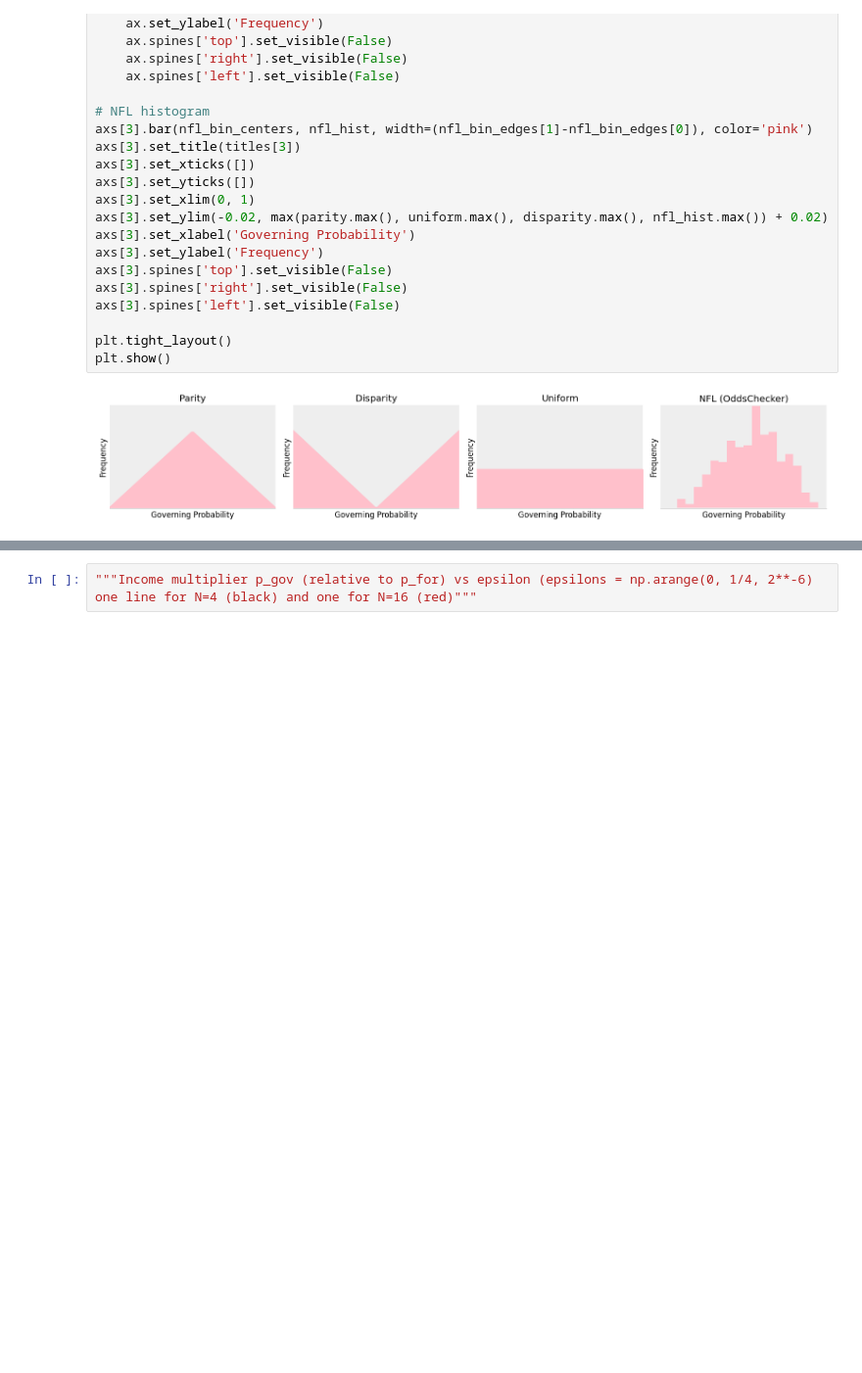
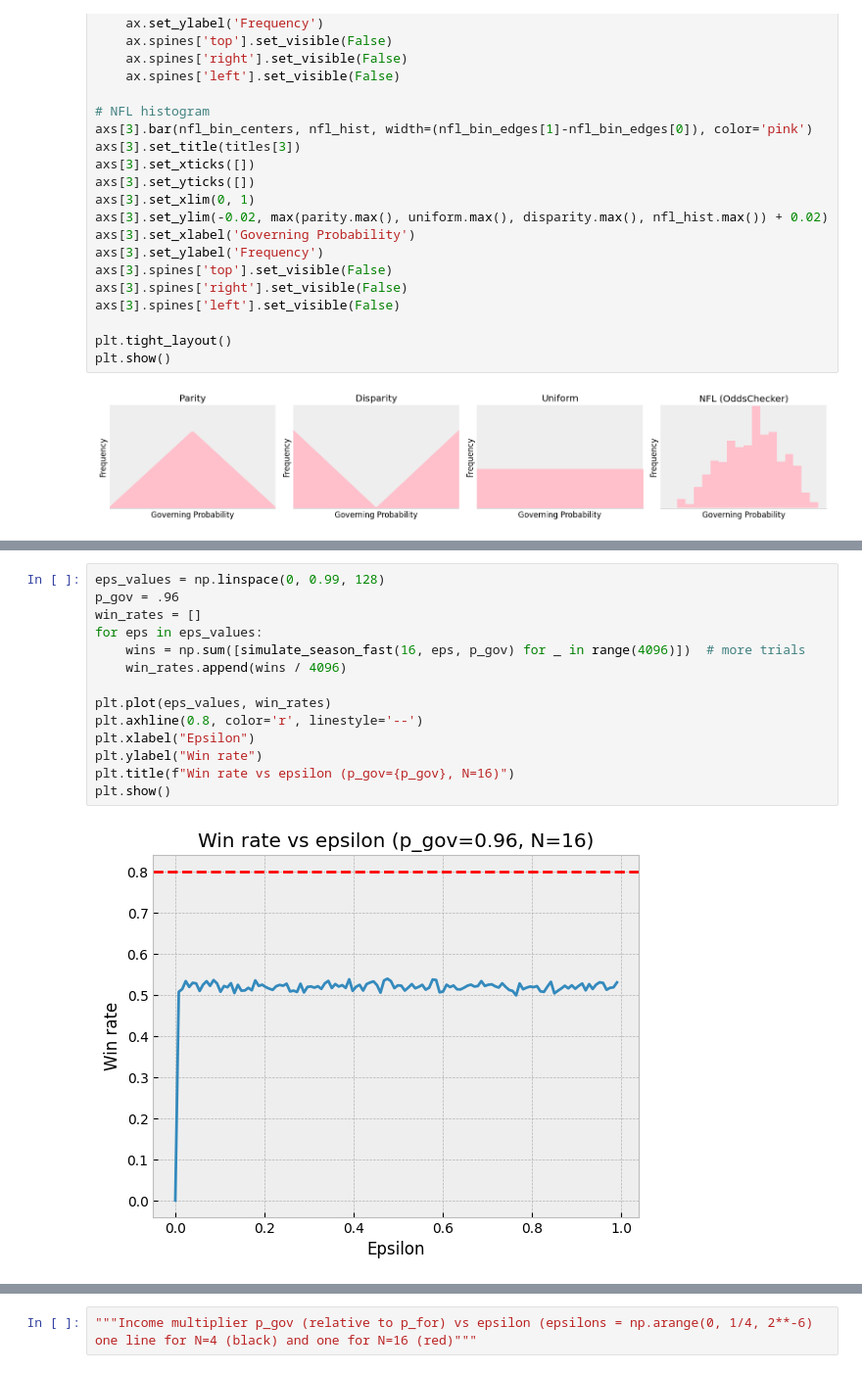
Before and after one commit to hickman-santini/local-proper, a Jupyter notebook: local_proper.ipynb, the cells around one changed output, grey strips where cells are left out. Shown at 98% size. Cells and saved outputs as stored; diff of their text form; blank space fills up the shorter version.

```diff
--- a/local_proper.ipynb
+++ b/local_proper.ipynb
@@ -602,0 +585,16 @@ Epsilon: 0.00391, Win rate: 0.43
+# %%
+eps_values = np.linspace(0, 0.99, 128)
+p_gov = .96
+win_rates = []
+for eps in eps_values:
+    wins = np.sum([simulate_season_fast(16, eps, p_gov) for _ in range(4096)])  # more trials
+    win_rates.append(wins / 4096)
+
+plt.plot(eps_values, win_rates)
+plt.axhline(0.8, color='r', linestyle='--')
+plt.xlabel("Epsilon")
+plt.ylabel("Win rate")
+plt.title(f"Win rate vs epsilon (p_gov={p_gov}, N=16)")
+plt.show()
+# %% [output]
+[figure, added]
```
Also changed, not shown: parts of 36 cells of this notebook, 3 other files.
